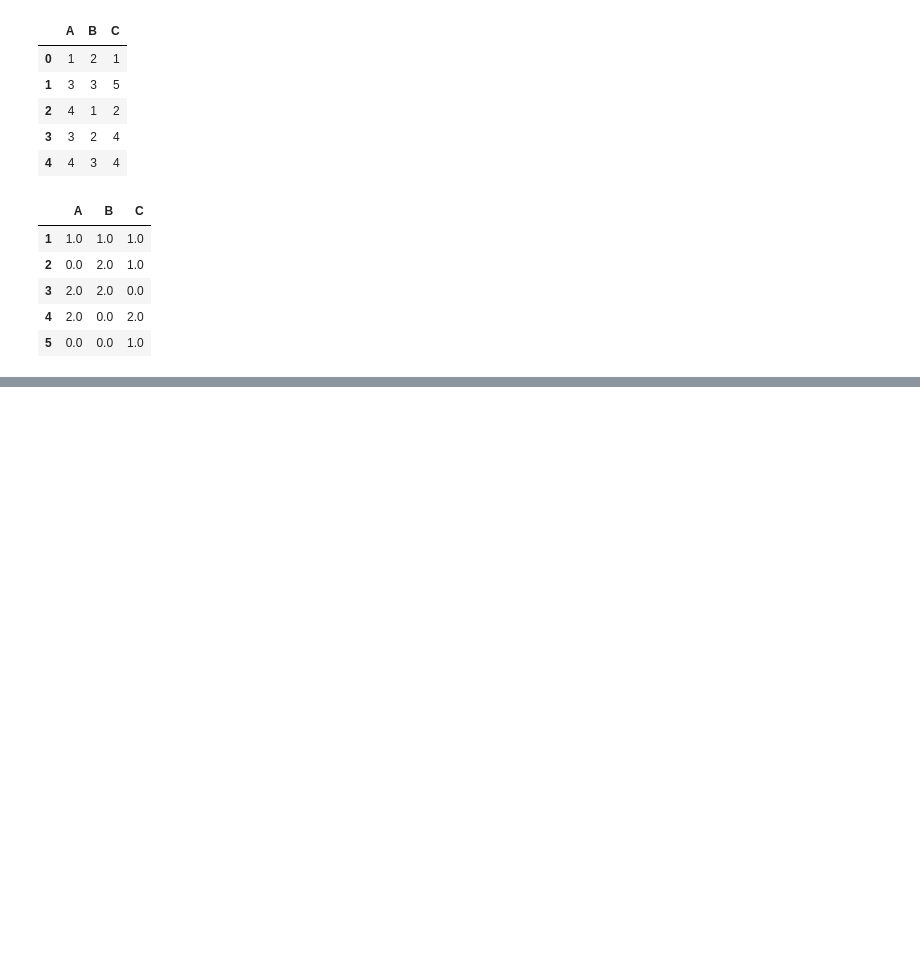
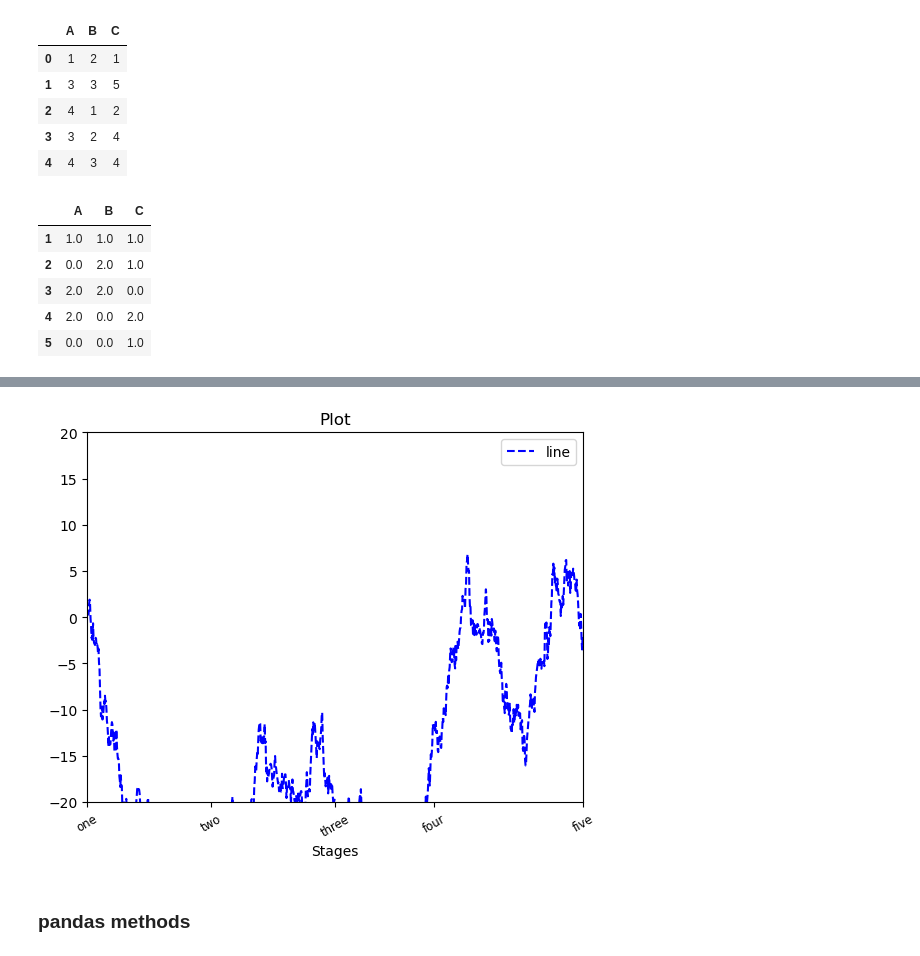
Before and after one commit to boyuan-li/BL-data-processing, a Jupyter notebook: Numpy and pandas.ipynb, the cells around one changed output, grey strips where cells are left out. Saved outputs shown, nothing was run; the diff lists cells and outputs as text; code cells hidden in the pictures; blank space fills up the shorter version.

```diff
--- a/Numpy and pandas.ipynb
+++ b/Numpy and pandas.ipynb
@@ -1295,0 +2344,34 @@ df.apply(pd.value_counts, axis = 0).fillna(0)
+# %%
+fig, ax = plt.subplots()
+
+ax.plot(np.random.randn(1000).cumsum(),
+         'b--',
+         label = 'line')
+
+ax.legend(loc = 'best')
+
+ax.set_xticks([0,250,500,750,1000])
+ax.set_xticklabels(['one','two','three','four','five'],
+                     rotation = 30,
+                     fontsize = 'small')
+ax.set_xlim([10, 900])
+ax.set_ylim([-20, 20])
+
+ax.set_title('Cumsum plot')
+
+ax.set_xlabel('Stages')
+
+prop = {
+    'title':'Plot',
+    'xlabel':'Stages',
+    'xticks':[0,250,500,700,1000],
+    'xticklabels':['one','two','three','four','five']
+}
+
+ax.set(**prop)
+
+plt.savefig('plot.png', dpi = 400)
+# %% [output]
+[figure, added]
+# %% [markdown]
+### pandas methods
```
Also changed, not shown: parts of 154 cells of this notebook.
